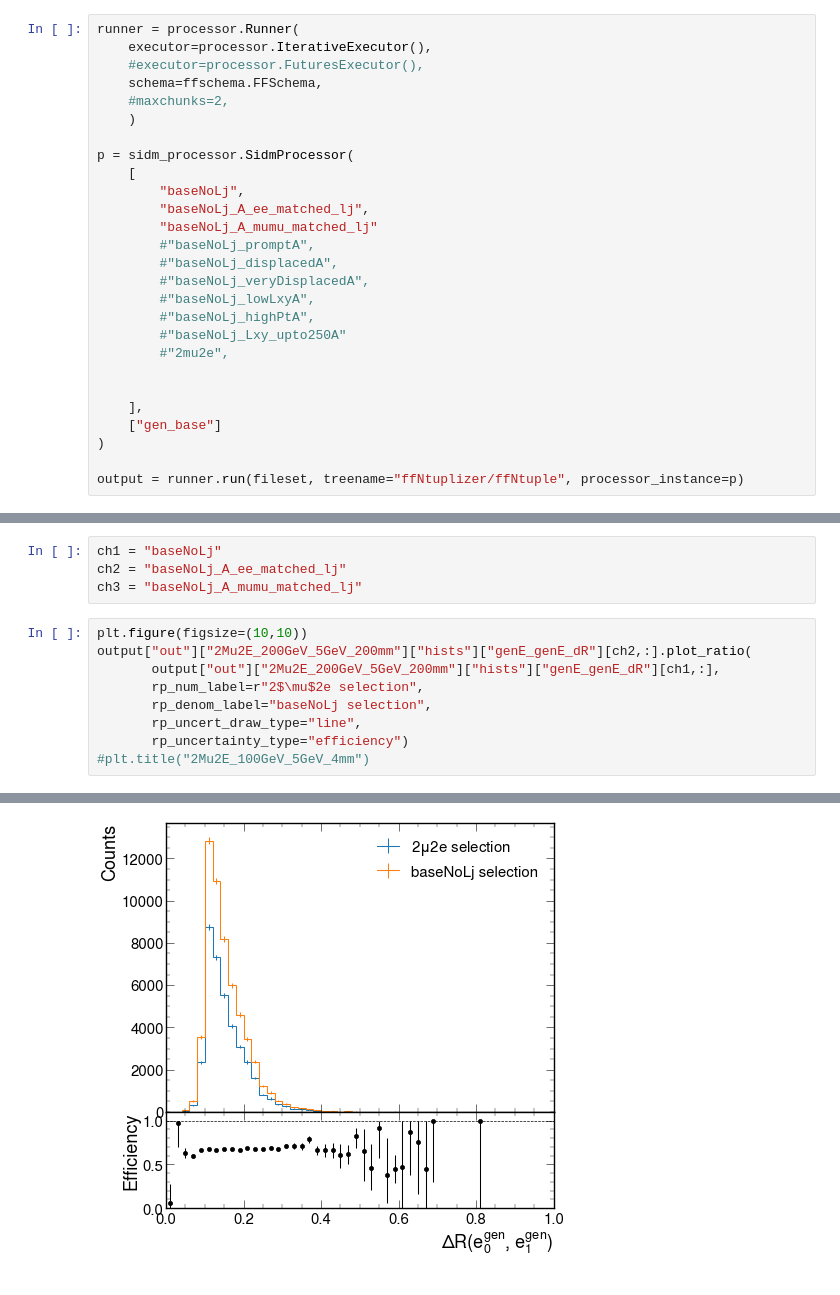
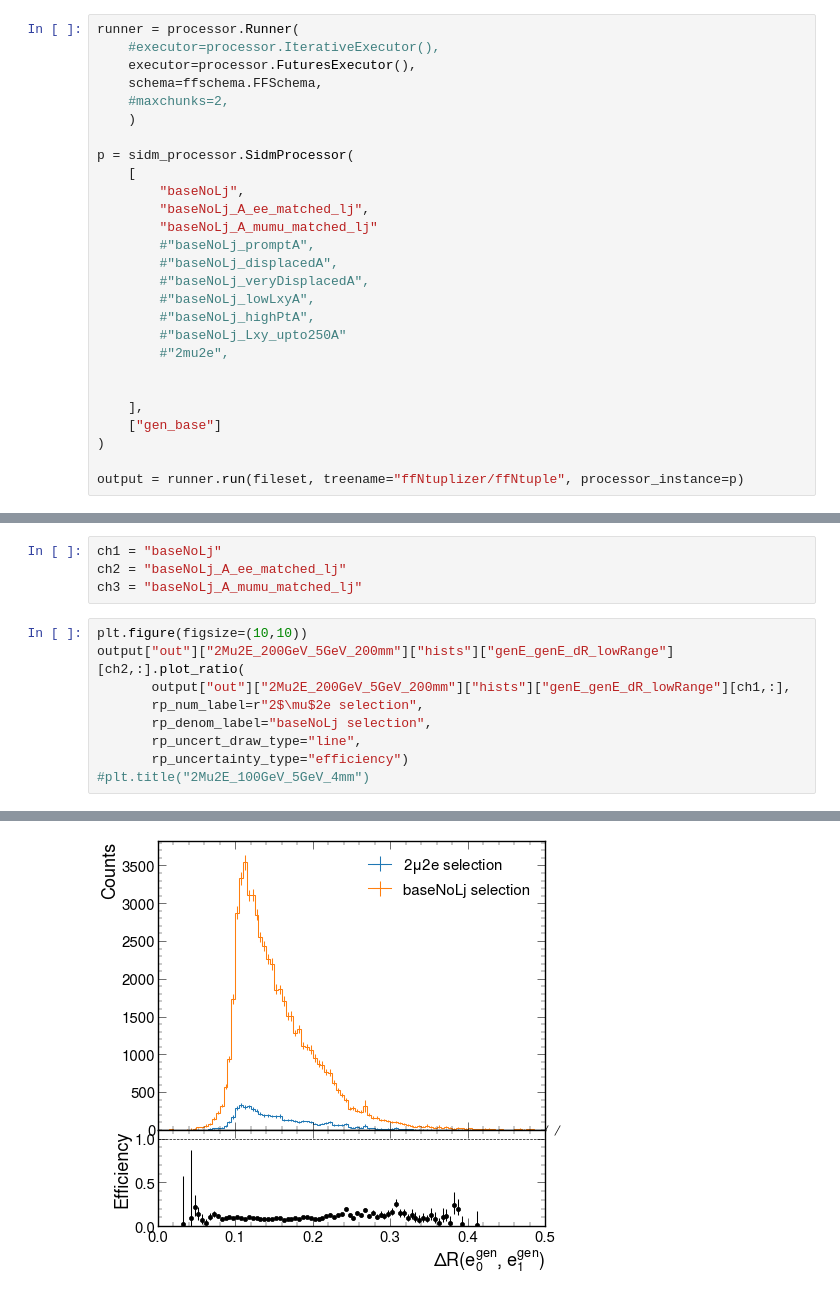
Before and after one commit to yfv2ev/SIDM, a Jupyter notebook: sidm/studies/lj_reco_efficiency/ljRecoEffi_dR_ll_new.ipynb, the cells around one changed output, grey strips where cells are left out. Cells and saved outputs as stored; diff of their text form.

```diff
--- a/sidm/studies/lj_reco_efficiency/ljRecoEffi_dR_ll_new.ipynb
+++ b/sidm/studies/lj_reco_efficiency/ljRecoEffi_dR_ll_new.ipynb
@@ -64,8 +46,8 @@ samples = [
 fileset = utilities.make_fileset(samples, "ffntuple_v4")
 # %%
 runner = processor.Runner(
-    executor=processor.IterativeExecutor(),
-    #executor=processor.FuturesExecutor(),
+    #executor=processor.IterativeExecutor(),
+    executor=processor.FuturesExecutor(),
     schema=ffschema.FFSchema,
     #maxchunks=2,
     )
@@ -109,17 +101,17 @@ ch2 = "baseNoLj_A_ee_matched_lj"
 ch3 = "baseNoLj_A_mumu_matched_lj"
 # %%
 plt.figure(figsize=(10,10))
-output["out"]["2Mu2E_200GeV_5GeV_200mm"]["hists"]["genE_genE_dR"][ch2,:].plot_ratio(
-       output["out"]["2Mu2E_200GeV_5GeV_200mm"]["hists"]["genE_genE_dR"][ch1,:],
+output["out"]["2Mu2E_200GeV_5GeV_200mm"]["hists"]["genE_genE_dR_lowRange"][ch2,:].plot_ratio(
+       output["out"]["2Mu2E_200GeV_5GeV_200mm"]["hists"]["genE_genE_dR_lowRange"][ch1,:],
        rp_num_label=r"2$\mu$2e selection",
        rp_denom_label="baseNoLj selection",
        rp_uncert_draw_type="line",
        rp_uncertainty_type="efficiency")
 #plt.title("2Mu2E_100GeV_5GeV_4mm")
 # %% [output]
 (([StairsArtists(stairs=<matplotlib.patches.StepPatch object at 0x...>, errorbar=<ErrorbarContainer object of 3 artists>, legend_artist=<ErrorbarContainer object of 3 artists>)],
   [StairsArtists(stairs=<matplotlib.patches.StepPatch object at 0x...>, errorbar=<ErrorbarContainer object of 3 artists>, legend_artist=<ErrorbarContainer object of 3 artists>)]),
  RatioErrorbarArtists(line=<matplotlib.lines.Line2D object at 0x...>, errorbar=<ErrorbarContainer object of 3 artists>))
-[figure, old version]
+[figure, new version]
 # %%
 plt.figure(figsize=(10,10))
```
Also changed, not shown: parts of 15 cells of this notebook.
